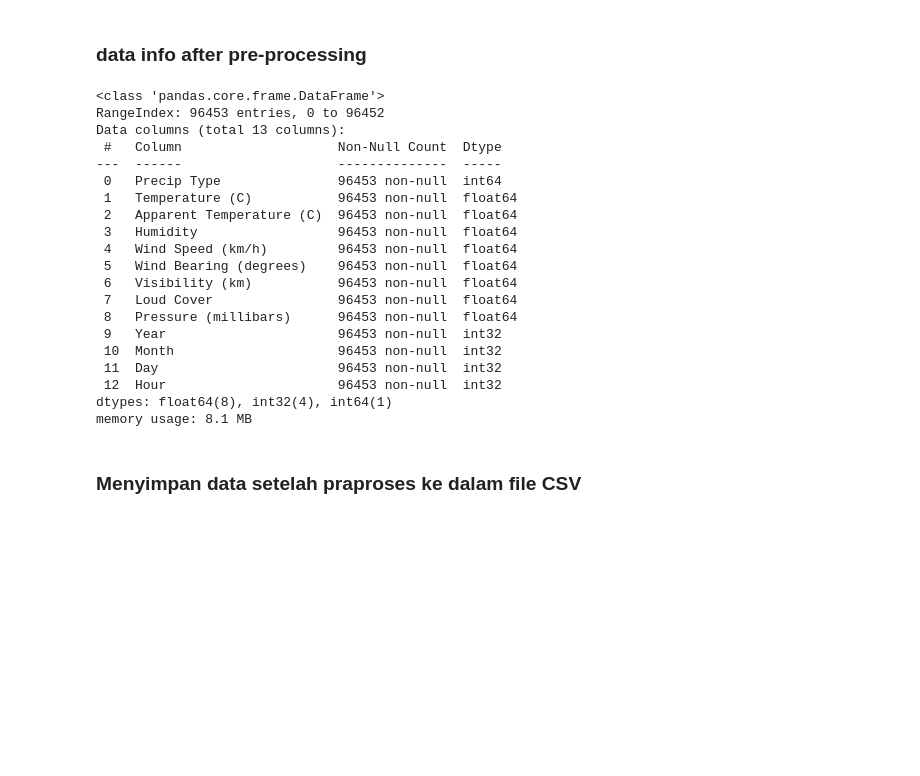
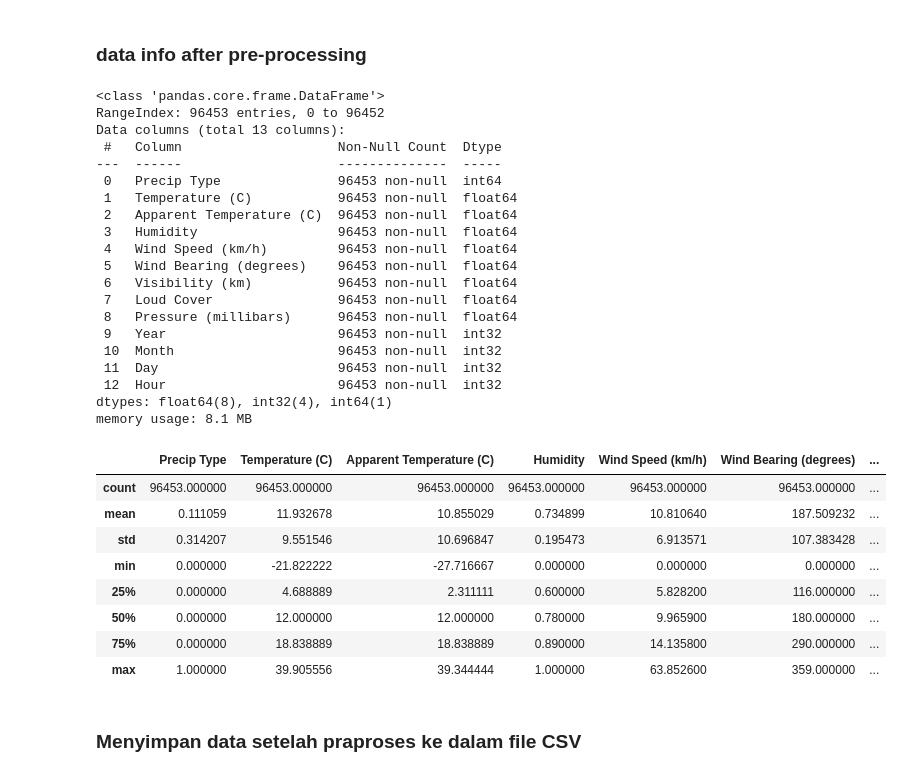
Before and after one commit to Brightlyviryaa/weather_prediction_regression_model, a Jupyter notebook: UTS2024_IF540L_E_Kelompok_4.ipynb, the cells around one changed output. Drawn from its saved outputs; the diff is of its cells as text; code cells hidden in the pictures; blank space fills up the shorter version.

```diff
--- a/UTS2024_IF540L_E_Kelompok_4.ipynb
+++ b/UTS2024_IF540L_E_Kelompok_4.ipynb
@@ -275,27 +285,37 @@ plt.show()
 ### data info after pre-processing
 # %%
 df.info()
+df.describe()
 # %% [output]
 <class 'pandas.core.frame.DataFrame'>
 RangeIndex: 96453 entries, 0 to 96452
 Data columns (total 13 columns):
  #   Column                    Non-Null Count  Dtype
 ---  ------                    --------------  -----
  0   Precip Type               96453 non-null  int64
  1   Temperature (C)           96453 non-null  float64
  2   Apparent Temperature (C)  96453 non-null  float64
  3   Humidity                  96453 non-null  float64
  4   Wind Speed (km/h)         96453 non-null  float64
  5   Wind Bearing (degrees)    96453 non-null  float64
  6   Visibility (km)           96453 non-null  float64
  7   Loud Cover                96453 non-null  float64
  8   Pressure (millibars)      96453 non-null  float64
  9   Year                      96453 non-null  int32
  10  Month                     96453 non-null  int32
  11  Day                       96453 non-null  int32
  12  Hour                      96453 non-null  int32
 dtypes: float64(8), int32(4), int64(1)
 memory usage: 8.1 MB
+|  | Precip Type | Temperature (C) | Apparent Temperature (C) | Humidity | Wind Speed (km/h) | Wind Bearing (degrees) | ... |
+| count | 96453.000000 | 96453.000000 | 96453.000000 | 96453.000000 | 96453.000000 | 96453.000000 | ... |
+| mean | 0.111059 | 11.932678 | 10.855029 | 0.734899 | 10.810640 | 187.509232 | ... |
+| std | 0.314207 | 9.551546 | 10.696847 | 0.195473 | 6.913571 | 107.383428 | ... |
+| min | 0.000000 | -21.822222 | -27.716667 | 0.000000 | 0.000000 | 0.000000 | ... |
+| 25% | 0.000000 | 4.688889 | 2.311111 | 0.600000 | 5.828200 | 116.000000 | ... |
+| 50% | 0.000000 | 12.000000 | 12.000000 | 0.780000 | 9.965900 | 180.000000 | ... |
+| 75% | 0.000000 | 18.838889 | 18.838889 | 0.890000 | 14.135800 | 290.000000 | ... |
+| max | 1.000000 | 39.905556 | 39.344444 | 1.000000 | 63.852600 | 359.000000 | ... |
 # %% [markdown]
 ### Menyimpan data setelah praproses ke dalam file CSV
 # %%
```
Also changed, not shown: parts of 2 cells of this notebook, 1 other file.
